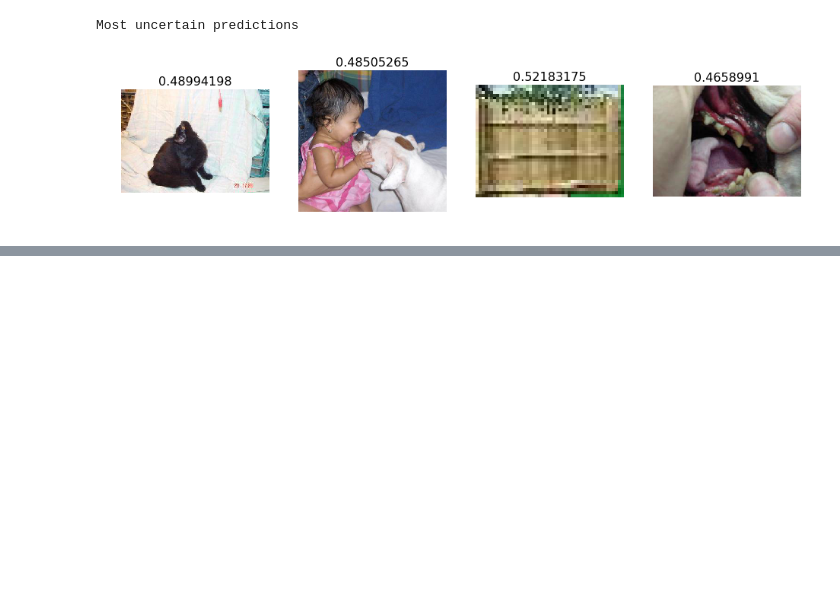
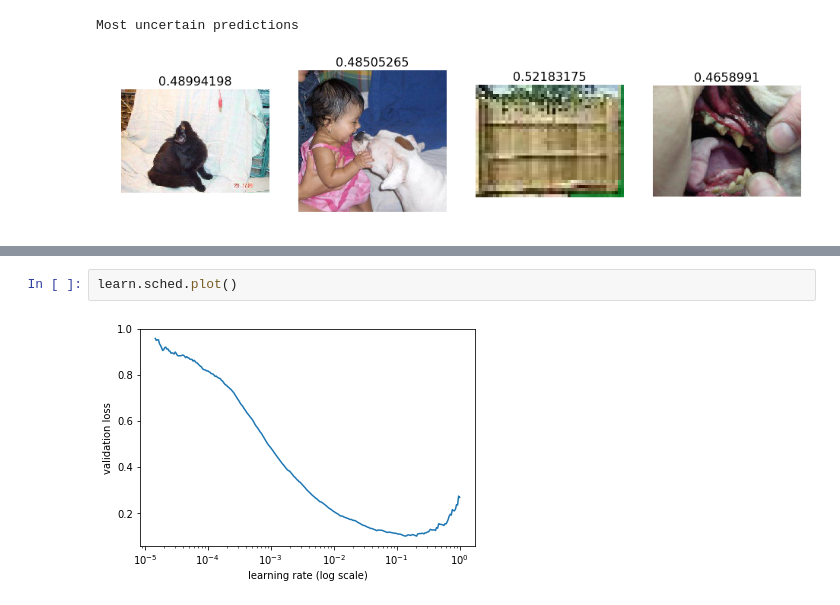
Before and after one commit to Amanpradhan/Fastai, a Jupyter notebook: synergy_lesson1.ipynb, the cells around one changed output, grey strips where cells are left out. Cells and saved outputs as stored; diff of their text form; blank space fills up the shorter version.

```diff
--- a/synergy_lesson1.ipynb
+++ b/synergy_lesson1.ipynb
@@ -176,0 +185,4 @@ f
+# %%
+learn.sched.plot()
+# %% [output]
+[figure, added]
```
Also changed, not shown: parts of 4 cells of this notebook.
